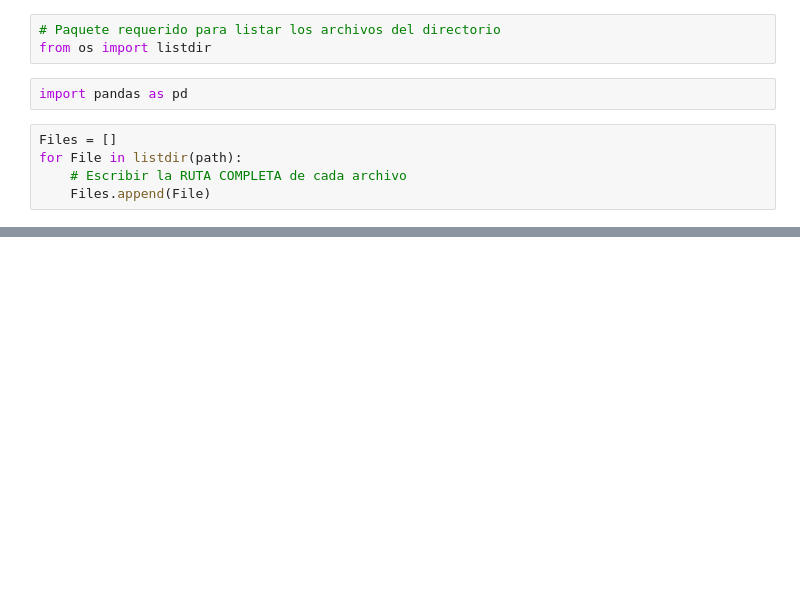
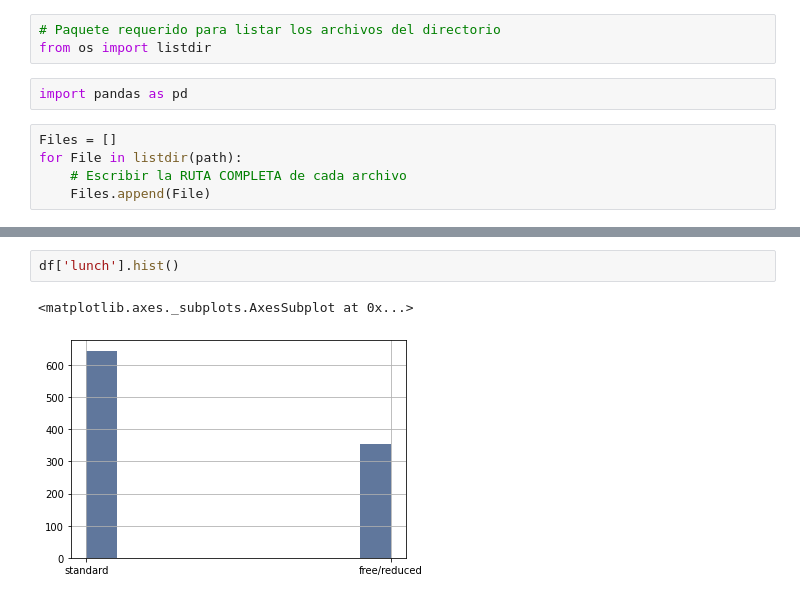
Before and after one commit to vale314/machine-learning-course-CUCEI-00, a Jupyter notebook: Challenge02.ipynb, the cells around one changed output, grey strips where cells are left out. Drawn from its saved outputs; the diff is of its cells as text; blank space fills up the shorter version.

```diff
--- a/Challenge02.ipynb
+++ b/Challenge02.ipynb
@@ -85,0 +86,5 @@ df.describe(include='all')
+# %%
+df['lunch'].hist()
+# %% [output]
+<matplotlib.axes._subplots.AxesSubplot at 0x...>
+[figure, added]
```
Also changed, not shown: parts of 17 cells of this notebook.
